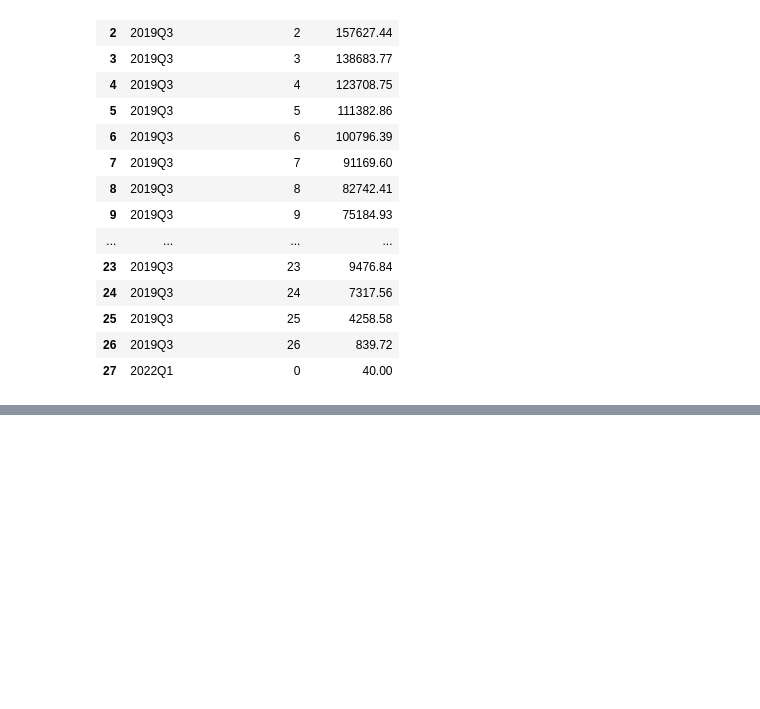
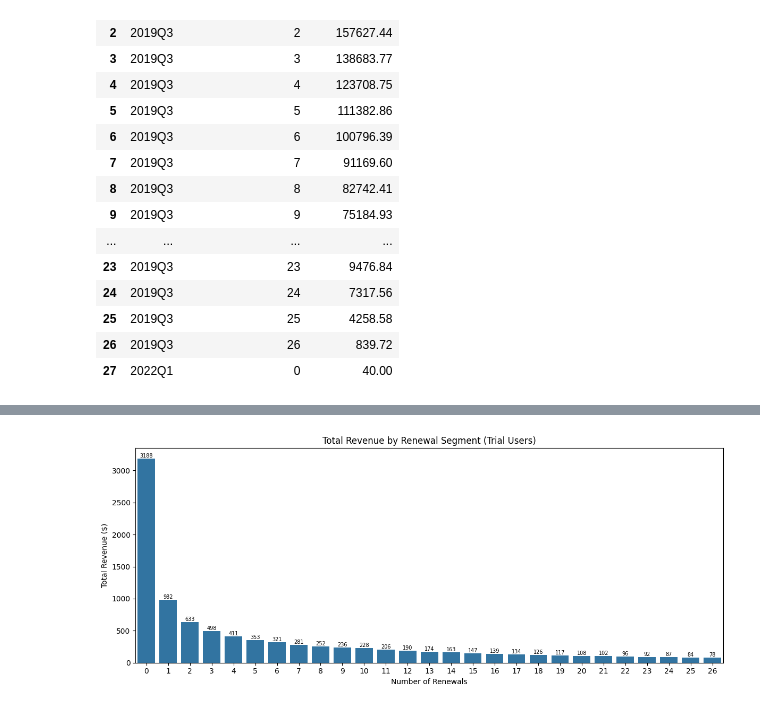
Before and after one commit to apetrovska/subscription-analysis, a Jupyter notebook: subscription_analysis_python.ipynb, the cells around one changed output, grey strips where cells are left out. Saved outputs shown, nothing was run; the diff lists cells and outputs as text; code cells hidden in the pictures; blank space fills up the shorter version.

```diff
--- a/subscription_analysis_python.ipynb
+++ b/subscription_analysis_python.ipynb
@@ -248,0 +271,21 @@ cohort_revenue.head(30)
+# %%
+# Total Revenue by Renewal Segment (Trial Users)
+plt.figure(figsize=(12, 5))
+
+
+ax = sns.barplot(
+    data=renewals_by_users,
+    x='number_of_renewals',
+    y='number_of_users'
+)
+# Add value labels on bars
+for container in ax.containers:
+    ax.bar_label(container, fmt='%.0f', fontsize=7)
+
+plt.title('Total Revenue by Renewal Segment (Trial Users)')
+plt.xlabel('Number of Renewals')
+plt.ylabel('Total Revenue ($)')
+plt.tight_layout()
+plt.show()
+# %% [output]
+[figure, added]
```
Also changed, not shown: parts of 6 cells of this notebook.
